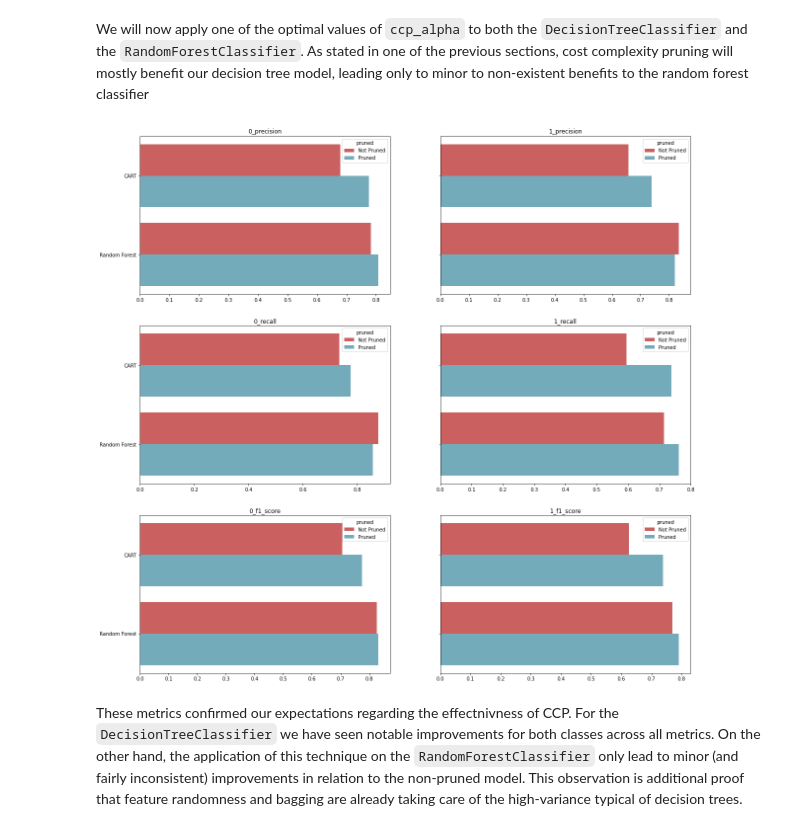
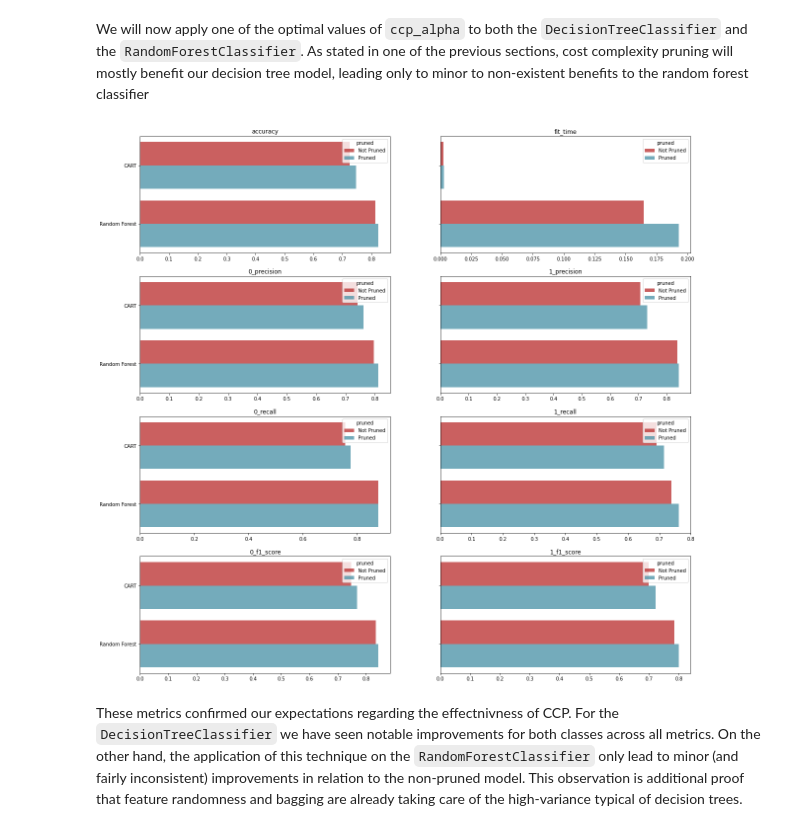
Before and after one commit to iberius96/Classification-task-for-heart-condition, a Jupyter notebook: main.ipynb, the cells around one changed output. Saved outputs shown, nothing was run; the diff lists cells and outputs as text; code cells hidden in the pictures.

```diff
--- a/main.ipynb
+++ b/main.ipynb
@@ -1752,14 +1756,15 @@ score_model(model = pruned_sklearn_forest,
             verbose=False)
 # %%
 plot_algorithm_comparison(scoring_df[scoring_df['library'] == 'Sklearn'],
-                          [['0_precision', '1_precision'],
+                          [['accuracy', 'fit_time'],
+                          ['0_precision', '1_precision'],
                           ['0_recall', '1_recall'],
                           ['0_f1_score', '1_f1_score']],
                           fig_x = 20,
                           fig_y = 20,
                           curr_hue='pruned')
 # %% [output]
-[figure, old version]
+[figure, new version]
 # %% [markdown]
 These metrics confirmed our expectations regarding the effectnivness of CCP. For the `DecisionTreeClassifier` we have seen notable improvements for both classes across all metrics. On the other hand, the application of this technique on the `RandomForestClassifier` only lead to minor (and fairly inconsistent) improvements in relation to the non-pruned model. This observation is additional proof that feature randomness and bagging are already taking care of the high-variance typical of decision trees.
 # %% [markdown]
```
Also changed, not shown: parts of 13 cells of this notebook, 2 other files.
